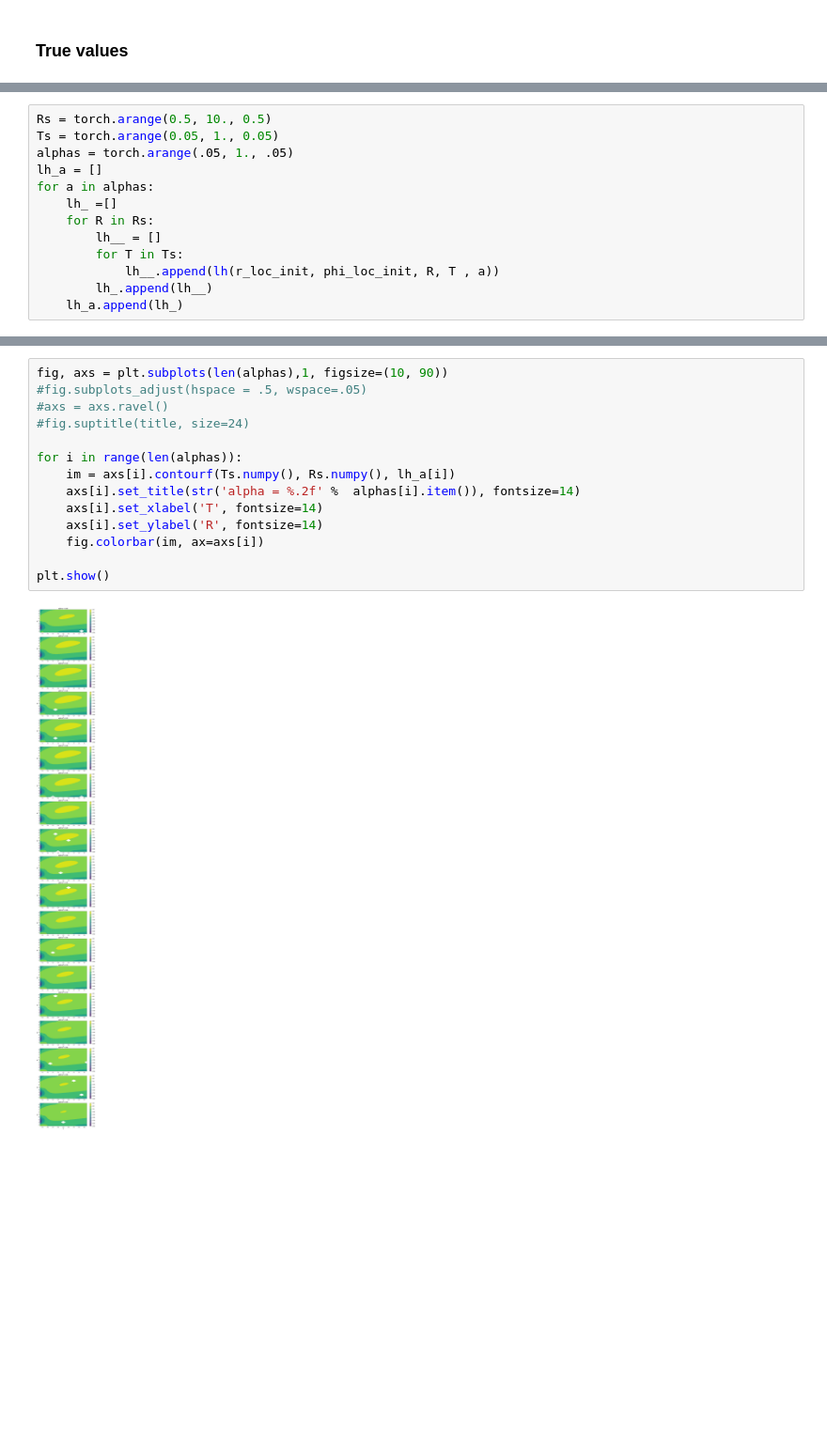
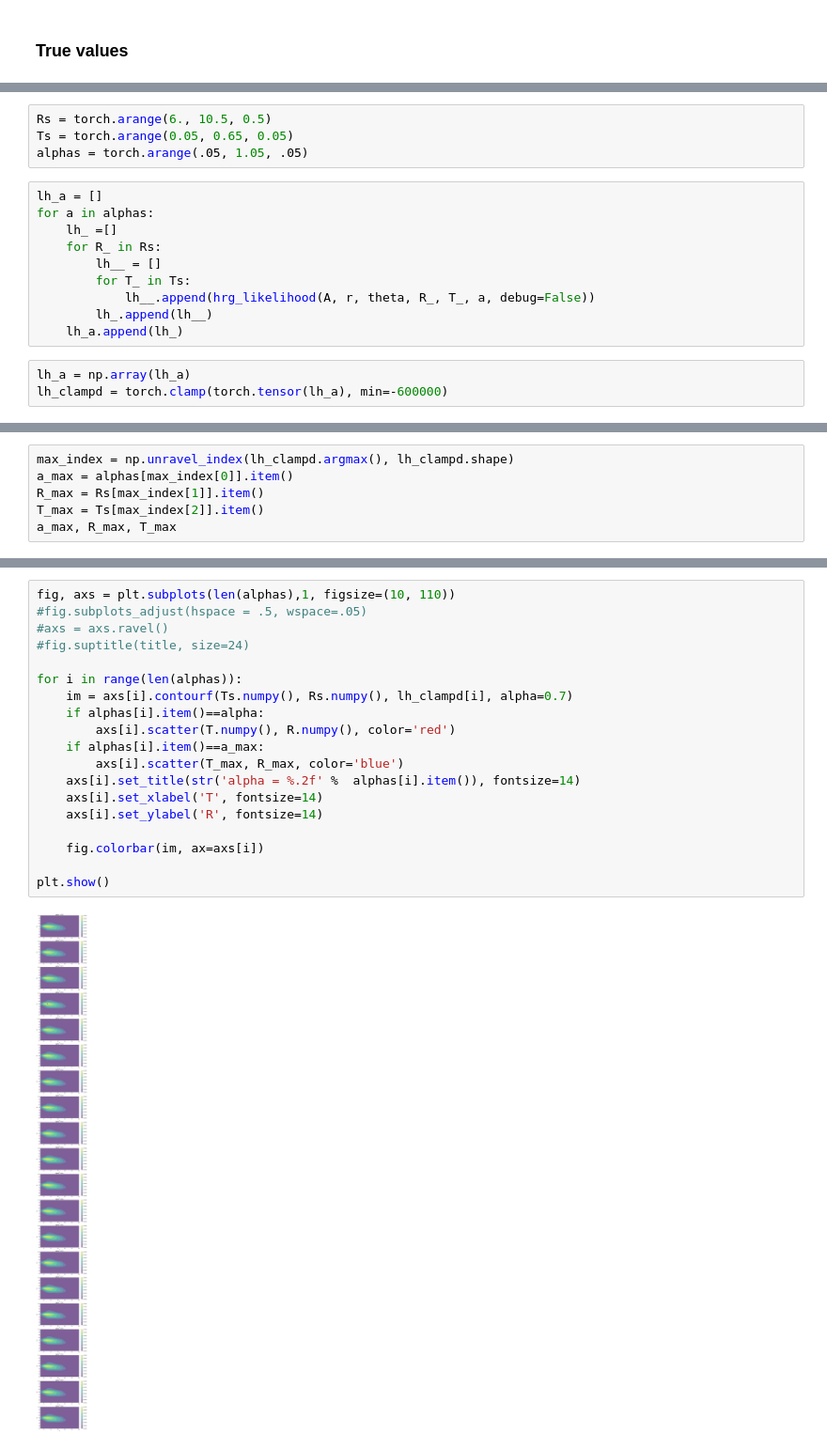
Before and after one commit to mozzhorin/VIRGMo, a Jupyter notebook: playground/hrg_param_search.ipynb, the cells around one changed output, grey strips where cells are left out. Shown at 94% size. Saved outputs shown, nothing was run; the diff lists cells and outputs as text; blank space fills up the shorter version.

```diff
--- a/playground/hrg_param_search.ipynb
+++ b/playground/hrg_param_search.ipynb
@@ -53,13 +30,17 @@ lh(r_loc_init, phi_loc_init, R, T , alpha)
 # %%
-Rs = torch.arange(0.5, 10., 0.5)
-Ts = torch.arange(0.05, 1., 0.05)
-alphas = torch.arange(.05, 1., .05)
-lh_a = []
-for a in alphas:
-    lh_ =[]
-    for R in Rs:
-        lh__ = []
-        for T in Ts:
-            lh__.append(lh(r_loc_init, phi_loc_init, R, T , a))
-        lh_.append(lh__)
-    lh_a.append(lh_)
+Rs = torch.arange(6., 10.5, 0.5)
+Ts = torch.arange(0.05, 0.65, 0.05)
+alphas = torch.arange(.05, 1.05, .05)
+# %%
+lh_a = []
+for a in alphas:
+    lh_ =[]
+    for R_ in Rs:
+        lh__ = []
+        for T_ in Ts:
+            lh__.append(hrg_likelihood(A, r, theta, R_, T_, a, debug=False))
+        lh_.append(lh__)
+    lh_a.append(lh_)
+# %%
+lh_a = np.array(lh_a)
+lh_clampd = torch.clamp(torch.tensor(lh_a), min=-600000)
@@ -75,0 +61,6 @@ plt.show()
+# %%
+max_index = np.unravel_index(lh_clampd.argmax(), lh_clampd.shape)
+a_max = alphas[max_index[0]].item()
+R_max = Rs[max_index[1]].item()
+T_max = Ts[max_index[2]].item()
+a_max, R_max, T_max
@@ -76,16 +78,21 @@ plt.show()
 # %%
-fig, axs = plt.subplots(len(alphas),1, figsize=(10, 90))
+fig, axs = plt.subplots(len(alphas),1, figsize=(10, 110))
 #fig.subplots_adjust(hspace = .5, wspace=.05)
 #axs = axs.ravel()
 #fig.suptitle(title, size=24)
 
 for i in range(len(alphas)):
-    im = axs[i].contourf(Ts.numpy(), Rs.numpy(), lh_a[i])
+    im = axs[i].contourf(Ts.numpy(), Rs.numpy(), lh_clampd[i], alpha=0.7)
+    if alphas[i].item()==alpha:
+        axs[i].scatter(T.numpy(), R.numpy(), color='red')
+    if alphas[i].item()==a_max:
+        axs[i].scatter(T_max, R_max, color='blue')
     axs[i].set_title(str('alpha = %.2f' %  alphas[i].item()), fontsize=14)
     axs[i].set_xlabel('T', fontsize=14)
     axs[i].set_ylabel('R', fontsize=14)
+
     fig.colorbar(im, ax=axs[i])
 
 plt.show()
 # %% [output]
-[figure, old version]
+[figure, new version]
```
Also changed, not shown: parts of 18 cells of this notebook, 30 other files.
